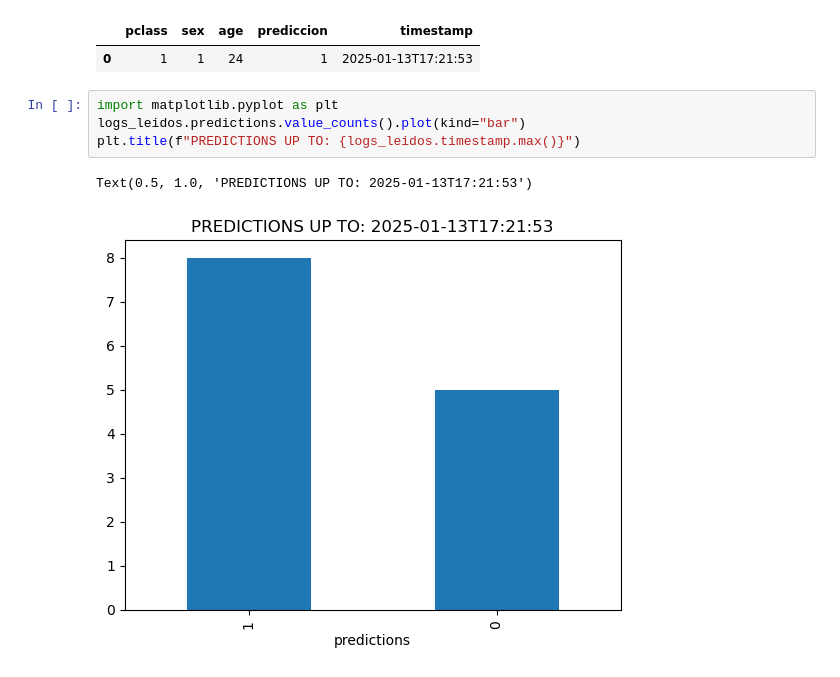
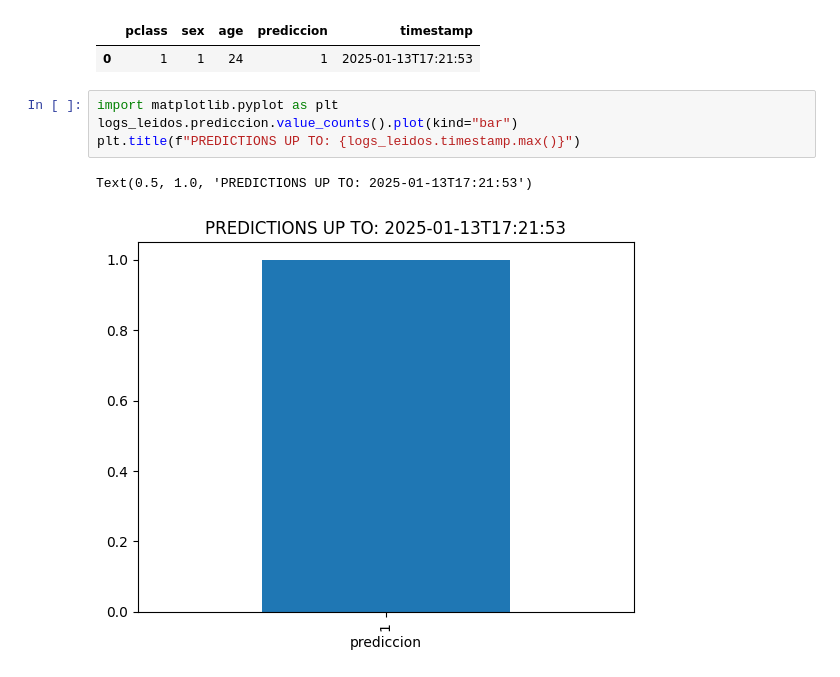
Before and after one commit to Paula-JS/app_api, a Jupyter notebook: train_model.ipynb, the cells around one changed output. Saved outputs shown, nothing was run; the diff lists cells and outputs as text.

```diff
--- a/train_model.ipynb
+++ b/train_model.ipynb
@@ -175,8 +175,8 @@ logs_leidos
 | 0 | 1 | 1 | 24 | 1 | 2025-01-13T17:21:53 |
 # %%
 import matplotlib.pyplot as plt
-logs_leidos.predictions.value_counts().plot(kind="bar")
+logs_leidos.prediccion.value_counts().plot(kind="bar")
 plt.title(f"PREDICTIONS UP TO: {logs_leidos.timestamp.max()}")
 # %% [output]
 Text(0.5, 1.0, 'PREDICTIONS UP TO: 2025-01-13T17:21:53')
-[figure, old version]
+[figure, new version]
```
Also changed, not shown: parts of 5 cells of this notebook, 5 other files.
